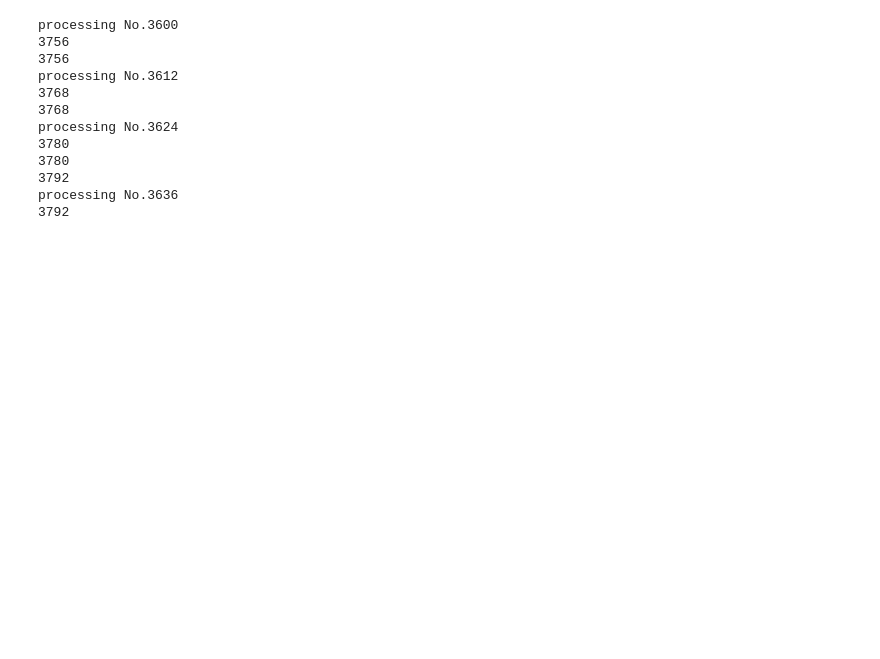
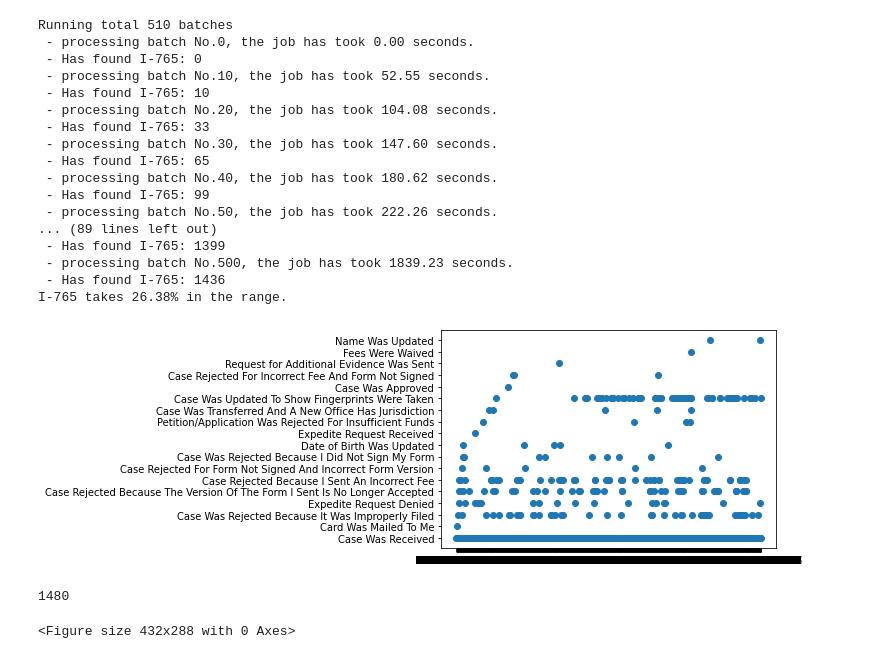
Before and after one commit to sunnyliyanbo1357/uscisStats, a Jupyter notebook: concurrent_version.ipynb, the cells around one changed output. Saved outputs shown, nothing was run; the diff lists cells and outputs as text; code cells hidden in the pictures; blank space fills up the shorter version.

```diff
--- a/concurrent_version.ipynb
+++ b/concurrent_version.ipynb
@@ -1,22 +1,28 @@
 # %%
+import time
 import asyncio
 import concurrent.futures
 import requests
 import matplotlib.pyplot as plt
 
-RECEIPT_NUMBER_BASE = "EAC209011"
-RANGE_START = 3600
-RANGE_END = 4800
+RECEIPT_NUMBER_BASE = "EAC2090"
+RANGE_START = 108700
+RANGE_END = 114300
 CASE_TYPE = 'I-765'
-CONCURRENCY_LEVEL = 12
+CONCURRENCY_LEVEL = 11
 
 
 def check_status(receipt_num):
     #print(receipt_num)
     pload = {"appReceiptNum": receipt_num, "initCaseSearch":"CHECK STATUS"}
     r = requests.post('https://egov.uscis.gov/casestatus/mycasestatus.do', data=pload)
+    if (r.status_code != 200):
+        print("Error with {0}, code {1}".format(receipt_num, r.status_code))
+        return None
+
     response = r.text.split("\n")
     if CASE_TYPE in response[733]:
+        #print(receipt_num, response[719].strip())
         return (receipt_num, response[719].strip())
     else:
         return None
@@ -34,16 +40,22 @@ async def main():
     num_digits = len(str(RANGE_END))
 
     loop = asyncio.get_event_loop()
-    i = RANGE_START
-    while i < RANGE_END:
-        print("processing No."+str(i))
+    batches = int((RANGE_END - RANGE_START) / CONCURRENCY_LEVEL + 1)
+    print("Running total {} batches".format(batches))
+    start = time.time()
+    for i in range(batches):
+        if i % 10 == 0:
+            seconds = time.time() - start
+            print(" - processing batch No.{0}, the job has took {1:.2f} seconds.".format(i, seconds))
+            print(" - Has found I-765: {}".format(len(status_list)))
+        batch_start = RANGE_START + CONCURRENCY_LEVEL * i
         with concurrent.futures.ThreadPoolExecutor(max_workers=CONCURRENCY_LEVEL) as executor:
             loop = asyncio.get_event_loop()
             futures = [
                 loop.run_in_executor(
                     executor,
                     check_status,
-                    RECEIPT_NUMBER_BASE + str(i+x).zfill(num_digits)
+                    RECEIPT_NUMBER_BASE + str(batch_start+x).zfill(num_digits)
                 )
                 for x in range(CONCURRENCY_LEVEL)
             ]
@@ -51,7 +63,8 @@ async def main():
                 if t is not None:
                     status_list.append(t)
 
-        i = i+CONCURRENCY_LEVEL if i + CONCURRENCY_LEVEL <= RANGE_END else RANGE_END
+
+    print('{0} takes {1:.2f}% in the range.'.format(CASE_TYPE, 100*len(status_list)/(batches*CONCURRENCY_LEVEL)))
 
     save_plot(status_list)
 
@@ -63,12 +76,23 @@ loop.create_task(main())
-processing No.3600
-3756
-3756
-processing No.3612
-3768
-3768
-processing No.3624
-3780
-3780
-3792
-processing No.3636
-3792
+Running total 510 batches
+ - processing batch No.0, the job has took 0.00 seconds.
+ - Has found I-765: 0
+ - processing batch No.10, the job has took 52.55 seconds.
+ - Has found I-765: 10
+ - processing batch No.20, the job has took 104.08 seconds.
+ - Has found I-765: 33
+ - processing batch No.30, the job has took 147.60 seconds.
+ - Has found I-765: 65
+ - processing batch No.40, the job has took 180.62 seconds.
+ - Has found I-765: 99
+ - processing batch No.50, the job has took 222.26 seconds.
+... (89 lines left out)
+ - Has found I-765: 1399
+ - processing batch No.500, the job has took 1839.23 seconds.
+ - Has found I-765: 1436
+I-765 takes 26.38% in the range.
+[figure, added]
+# %%
+len(status_list)
+# %% [output]
+1480
+<Figure size 432x288 with 0 Axes>
```
Also changed, not shown: parts of 2 cells of this notebook.
